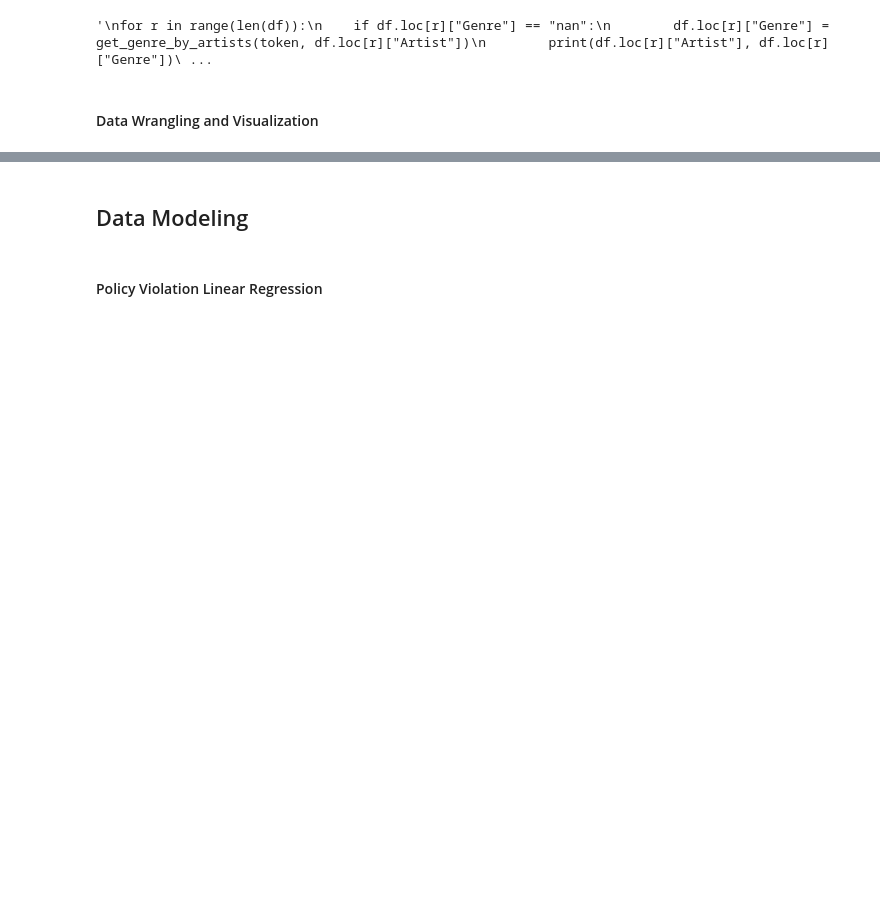
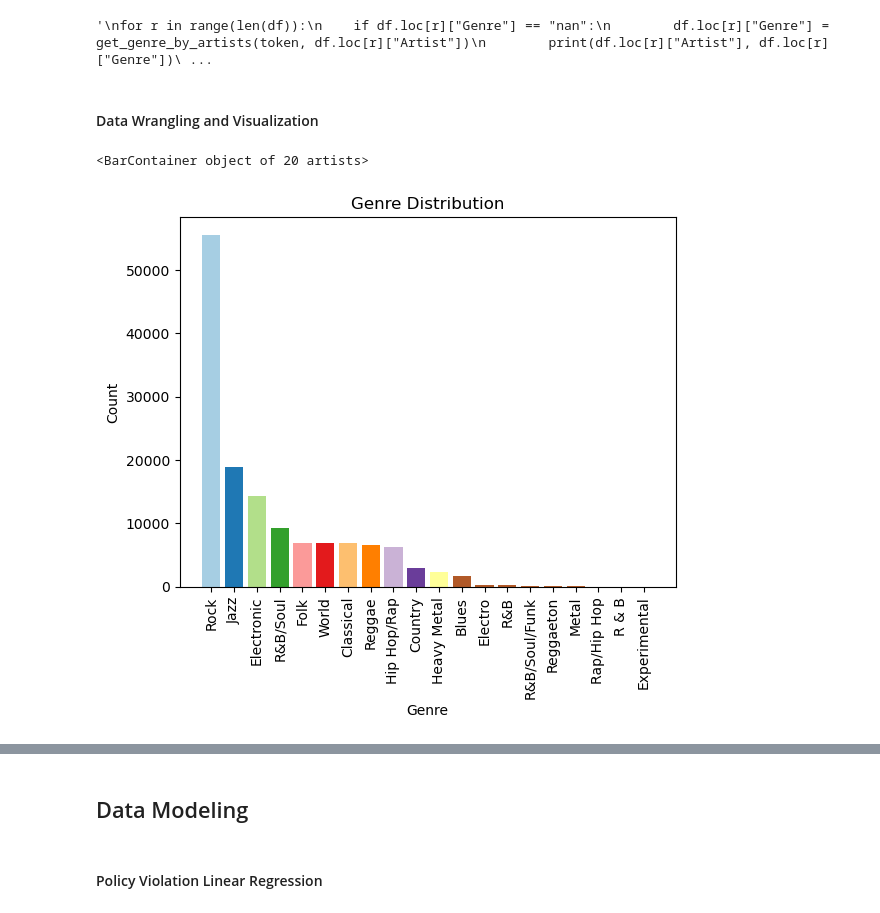
Before and after one commit to zhayes42/CS3870-WRUV, a Jupyter notebook: main.ipynb, the cells around one changed output, grey strips where cells are left out. Cells and saved outputs as stored; diff of their text form; code cells hidden in the pictures; blank space fills up the shorter version.

Commit message:
Visualization of some columns

```diff
--- a/main.ipynb
+++ b/main.ipynb
@@ -133,10 +86,0 @@ Name: count, dtype: int64
-# %%
-# Visualize show spins to determine best lower cutoff value
-show_spins = df["Playlist Title"].value_counts().sort_values()
-plt.tick_params(axis='x', which='both', bottom=False, labelbottom=False)
-plt.ylabel("log(count)")
-plt.title("log Show Spin Counts")
-plt.yticks(np.arange(0, 9, 0.5))
-np.log(show_spins).plot.bar()
-# Drop shows below a count threshold (determined by the lower curve elbow)
-df = df.groupby("Playlist Title").filter(lambda x : np.log(len(x)) > 2.5)
@@ -305,0 +234,13 @@ Name: Genre, dtype: object
+# %%
+# Visualize genre distribution
+genre_counts = df["Genre"].value_counts()
+plt.title("Genre Distribution")
+plt.xlabel("Genre")
+plt.ylabel("Count")
+plt.xticks(rotation=90)
+plt.bar(genre_counts.index, genre_counts, color=plt.cm.Paired(np.arange(len(genre_counts))))
+
+# TODO: Combine genres
+# %% [output]
+<BarContainer object of 20 artists>
+[figure, added]
```
Also changed, not shown: parts of 8 cells of this notebook, 1 other file.
